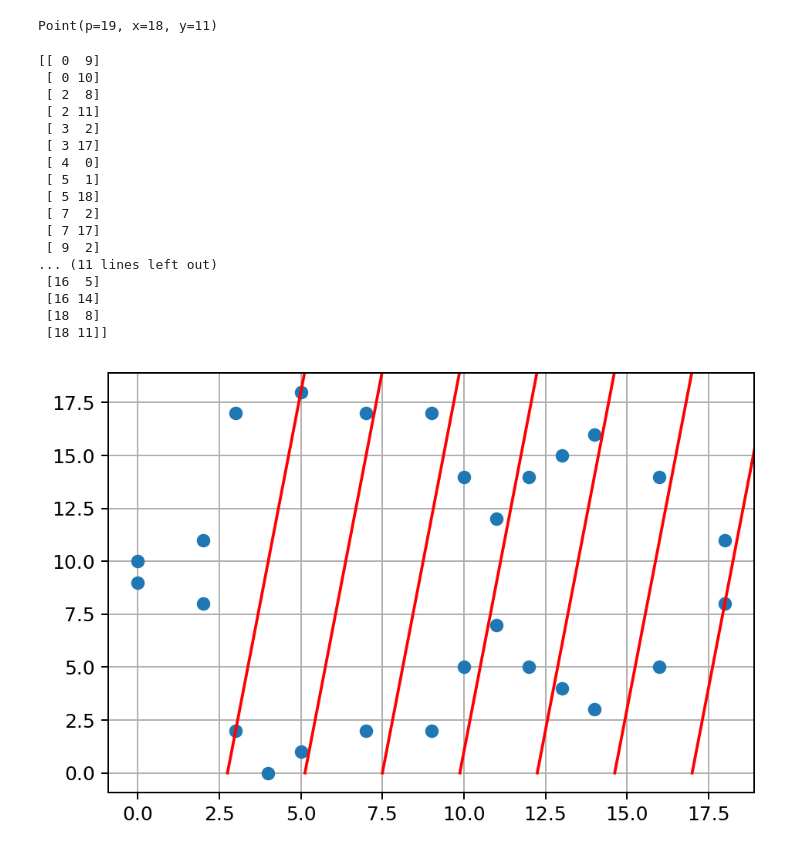
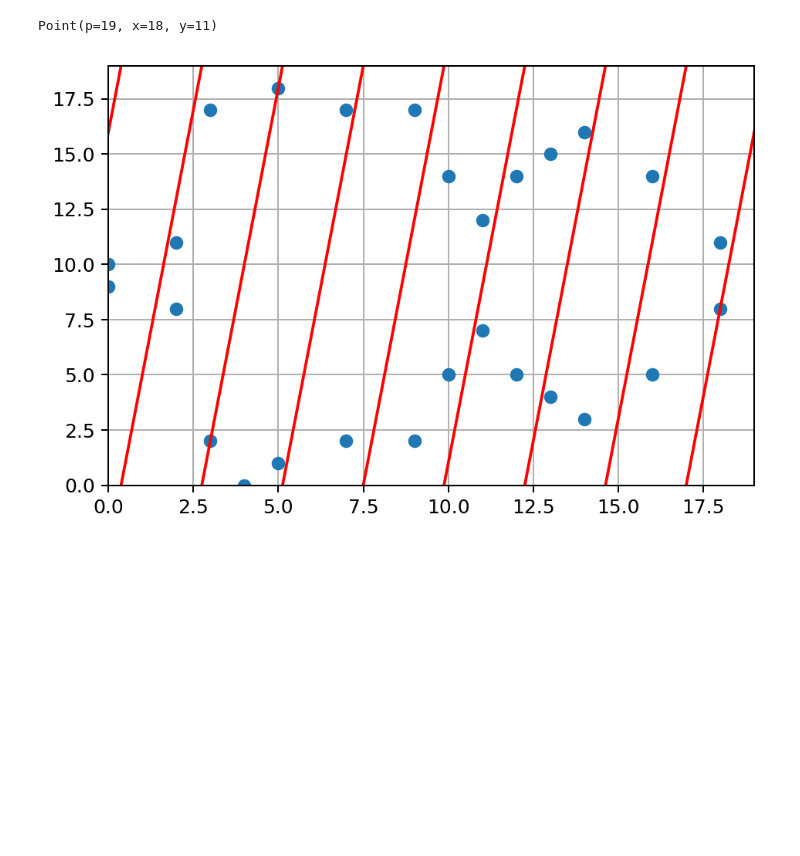
Before and after one commit to fangpenlin/elliptic-curve-explained, a Jupyter notebook: elliptic-curve-on-finite-field.ipynb, the cells around one changed output. Drawn from its saved outputs; the diff is of its cells as text; code cells hidden in the pictures; blank space fills up the shorter version.

Commit message:
Limit plot

```diff
--- a/elliptic-curve-on-finite-field.ipynb
+++ b/elliptic-curve-on-finite-field.ipynb
@@ -102,22 +102,22 @@ def enumerate_points(p):
                 yield (x, y)
 
 
-def plot_curve(p, a, b):
+def plot_curve(p, a, b, ax):
     points = list(enumerate_points(p))
     points = np.array(points)
-    print(points)
+    # print(points)
 
-    fig, ax = plt.subplots()
     ax.scatter(points[:,0], points[:,1])
-
-
     ax.set_axisbelow(True)
     ax.grid()
 
-    return fig, ax
+    ax.set_ylim(top=p)
+    ax.set_ylim(bottom=0)
+    ax.set_xlim(left=0)
+    ax.set_xlim(right=p)
 # %%
-p0 = Point(P, 3, 2)
-p1 = Point(P, 5, 18)
+p1 = Point(P, 3, 2)
+p0 = Point(P, 5, 18)
 p2 = p0 + p1
 p2
 # %% [output]
@@ -125,41 +125,26 @@ Point(p=19, x=18, y=11)
 # %%
 def touch_edge_line(p0, p1):
     dx = p1.x - p0.x
     dy = p1.y - p0.y
     slope = dy / dx
     left_offset_x = -(P - p0.y) / slope
     right_offset_x = -p1.y / slope
     return (
         (p0.x - left_offset_x, P),
         (p1.x + right_offset_x, 0),
     )
 
-fig, ax = plot_curve(P, A, B)
+fig, ax = plt.subplots()
+
+plot_curve(P, A, B, ax)
 
 tp0, tp1 = touch_edge_line(p0, p1)
 width = abs(tp1[0] - tp0[0])
+left_to_right = True
 
-#ax.add_line(mlines.Line2D([tp0[0], tp1[0]], [tp0[1], tp1[1]], color='r'))
-for i in range(7):
+for i in range(-2, 7):
     ax.add_line(mlines.Line2D([tp0[0] + width * i, tp1[0] + width * i], [P, 0], color='r'))
 
 plt.show()
 # %% [output]
-[[ 0  9]
- [ 0 10]
- [ 2  8]
- [ 2 11]
- [ 3  2]
- [ 3 17]
- [ 4  0]
- [ 5  1]
- [ 5 18]
- [ 7  2]
- [ 7 17]
- [ 9  2]
-... (11 lines left out)
- [16  5]
- [16 14]
- [18  8]
- [18 11]]
-[figure, old version]
+[figure, new version]
```
